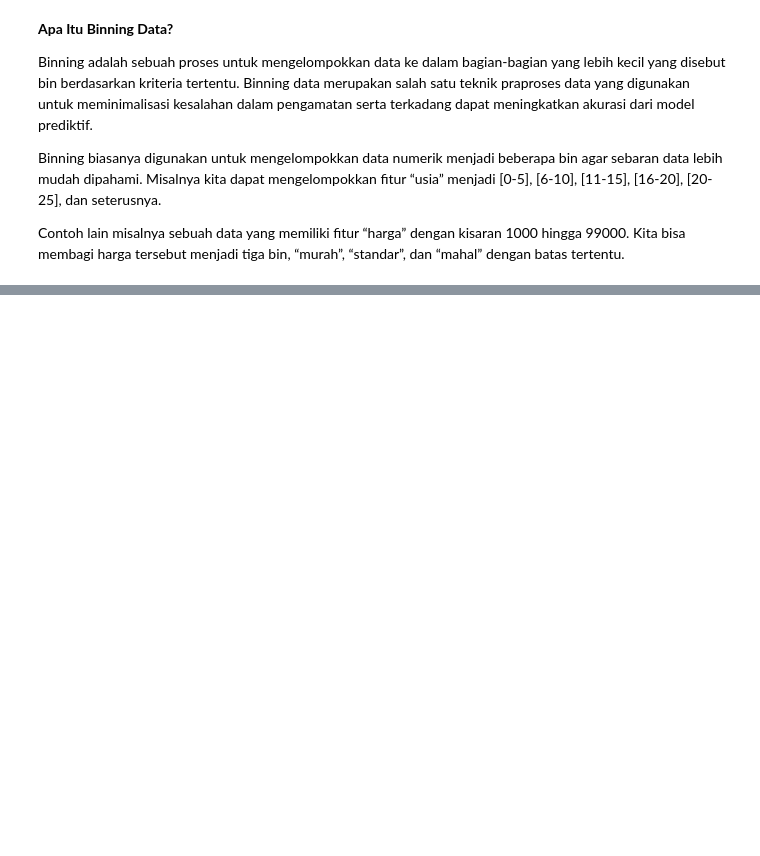
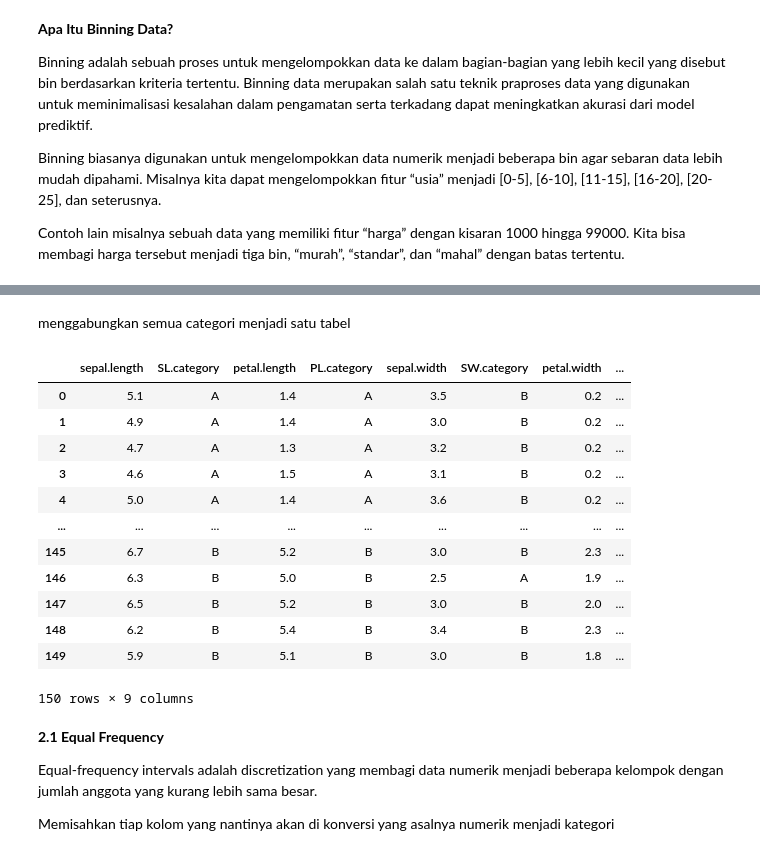
Before and after one commit to fanani03/datamining, a Jupyter notebook: _sources/2-diskritisasi.ipynb, the cells around one changed output, grey strips where cells are left out. Drawn from its saved outputs; the diff is of its cells as text; code cells hidden in the pictures; blank space fills up the shorter version.

```diff
--- a/_sources/2-diskritisasi.ipynb
+++ b/_sources/2-diskritisasi.ipynb
@@ -76,2 +42,0 @@ Setelah menentukan batas dan kategori, kita dapat melakukan binning pada data te
-# %%
-dataset['ukuran_binned_equal'] = pd.cut(dataset['Length'], bins, labels=kategori, include_lowest=True)
@@ -98,2 +42,0 @@ Equal-frequency intervals adalah discretization yang membagi data numerik menjad
-# %%
-dataset['ukuran_binned_freq'] = pd.qcut(dataset['Length'], q=3, labels=kategori)
@@ -115,0 +66,5 @@ dataset.head(10)
+# %%
+sl_equalWidth = dataset[["sepal.length"]]
+pl_equalWidth = dataset[["petal.length"]]
+sw_equalWidth = dataset[["sepal.width"]]
+pw_equalWidth = dataset[["petal.width"]]
@@ -115,0 +133,39 @@ dataset.head(10)
+# %% [markdown]
+menggabungkan semua categori menjadi satu tabel
+# %%
+equalWidth = pd.DataFrame([])
+equalWidth["sepal.length"] = dataset["sepal.length"]
+equalWidth['SL.category'] = sl_equalWidth["Kategori"]
+
+equalWidth["petal.length"] = dataset["petal.length"]
+equalWidth["PL.category"] = sl_equalWidth["Kategori"]
+
+equalWidth["sepal.width"] = dataset["sepal.width"]
+equalWidth["SW.category"] = sw_equalWidth["Kategori"]
+
+equalWidth["petal.width"] = dataset["petal.width"]
+equalWidth["PW.category"] = pw_equalWidth["Kategori"]
+
+equalWidth["variety"] = dataset[["variety"]]
+
+equalWidth
+# %% [output]
+|  | sepal.length | SL.category | petal.length | PL.category | sepal.width | SW.category | petal.width | ... |
+| 0 | 5.1 | A | 1.4 | A | 3.5 | B | 0.2 | ... |
+| 1 | 4.9 | A | 1.4 | A | 3.0 | B | 0.2 | ... |
+| 2 | 4.7 | A | 1.3 | A | 3.2 | B | 0.2 | ... |
+| 3 | 4.6 | A | 1.5 | A | 3.1 | B | 0.2 | ... |
+| 4 | 5.0 | A | 1.4 | A | 3.6 | B | 0.2 | ... |
+| ... | ... | ... | ... | ... | ... | ... | ... | ... |
+| 145 | 6.7 | B | 5.2 | B | 3.0 | B | 2.3 | ... |
+| 146 | 6.3 | B | 5.0 | B | 2.5 | A | 1.9 | ... |
+| 147 | 6.5 | B | 5.2 | B | 3.0 | B | 2.0 | ... |
+| 148 | 6.2 | B | 5.4 | B | 3.4 | B | 2.3 | ... |
+| 149 | 5.9 | B | 5.1 | B | 3.0 | B | 1.8 | ... |
+150 rows × 9 columns
+# %% [markdown]
+**2.1 Equal Frequency**
+
+Equal-frequency intervals adalah discretization yang membagi data numerik menjadi beberapa kelompok dengan jumlah anggota yang kurang lebih sama besar.
+
+Memisahkan tiap kolom yang nantinya akan di konversi yang asalnya numerik menjadi kategori
```
Also changed, not shown: parts of 46 cells of this notebook, 9 other files.
